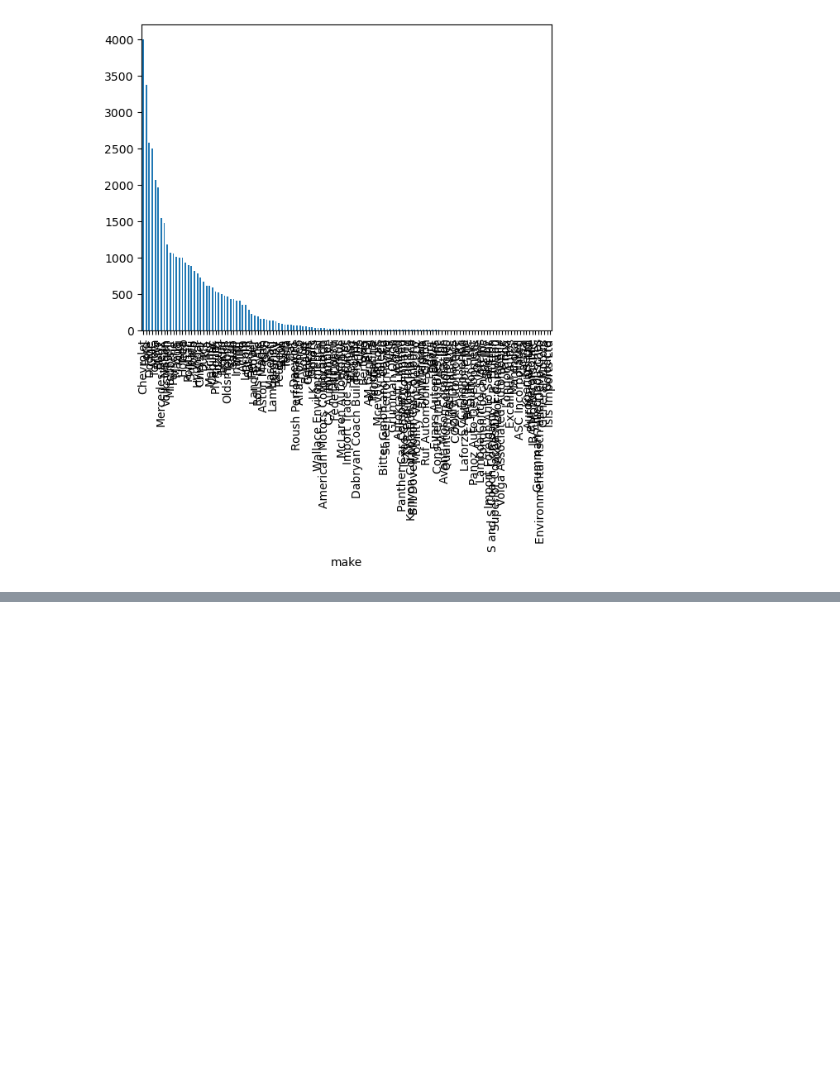
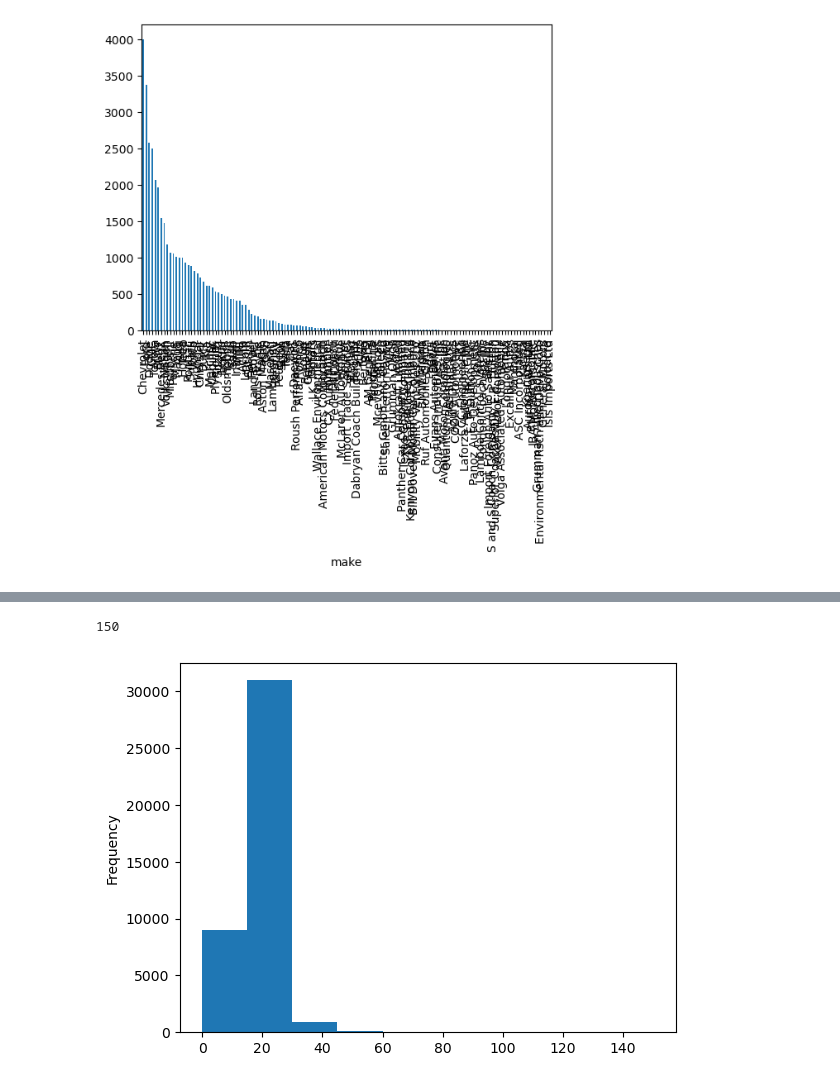
Before and after one commit to Luxxlux/PandasPractice, a Jupyter notebook: Chapter 13 - Plotting with a Series.ipynb, the cells around one changed output, grey strips where cells are left out. Drawn from its saved outputs; the diff is of its cells as text; code cells hidden in the pictures; blank space fills up the shorter version.

```diff
--- a/Chapter 13 - Plotting with a Series.ipynb
+++ b/Chapter 13 - Plotting with a Series.ipynb
@@ -173,0 +186,8 @@ conc.plot.barh()
+# %%
+# Create a histogram from a numeric column. Change the bin size.
+
+(city_mpg.plot.hist(bins=[0,15,30,45,60,75,90,105,120,135,150])) # starts from 0
+city_mpg.max()
+# %% [output]
+150
+[figure, added]
```
Also changed, not shown: parts of 9 cells of this notebook.
